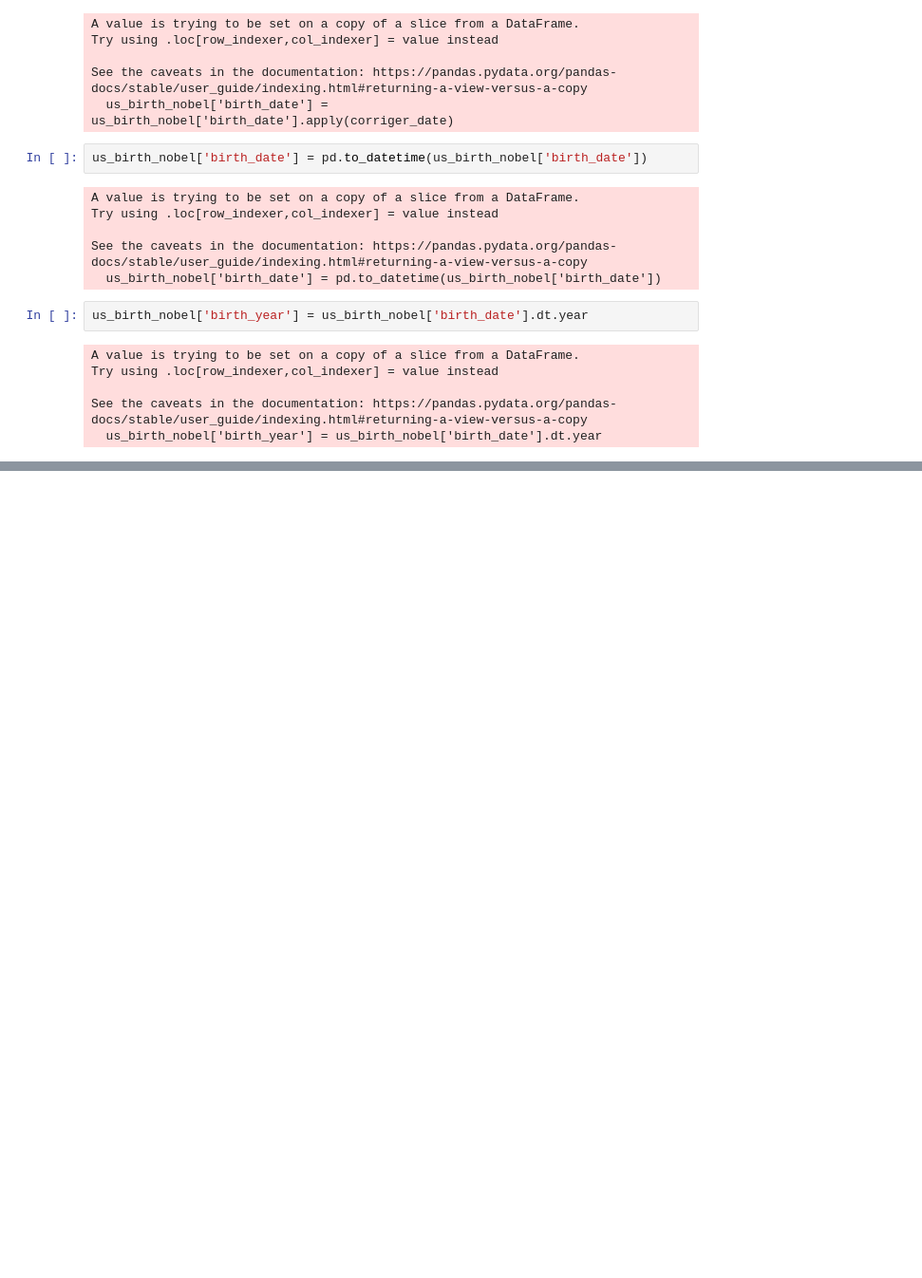
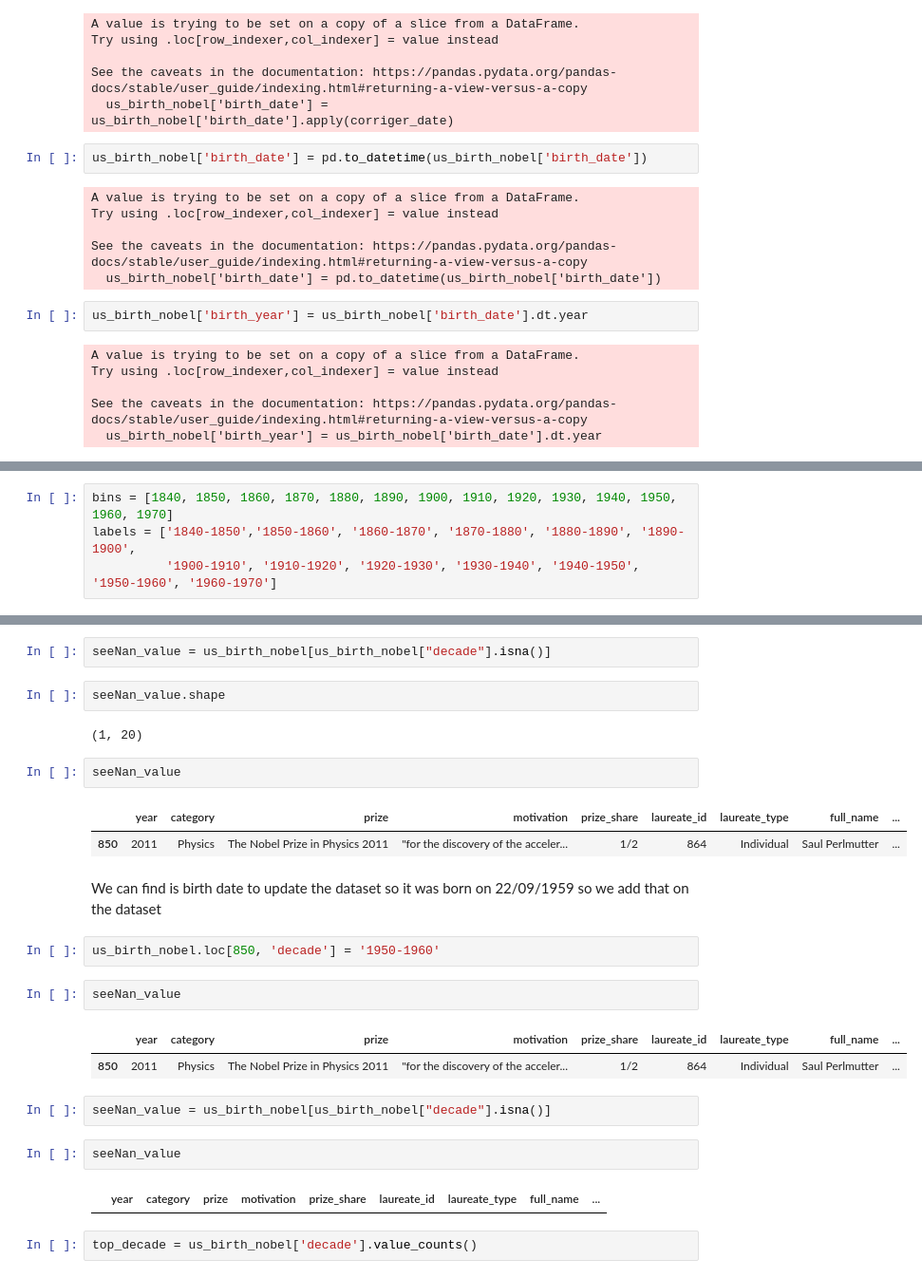
Before and after one commit to Mnr04/Data_Bootcamps_Projects, a Jupyter notebook: Visualizing_Nobel_Prize_Winners.ipynb, the cells around one changed output, grey strips where cells are left out. Shown at 95% size. Drawn from its saved outputs; the diff is of its cells as text; blank space fills up the shorter version.

```diff
--- a/Visualizing_Nobel_Prize_Winners.ipynb
+++ b/Visualizing_Nobel_Prize_Winners.ipynb
@@ -177,0 +190,4 @@ Name: birth_year, Length: 291, dtype: float64
+# %%
+bins = [1840, 1850, 1860, 1870, 1880, 1890, 1900, 1910, 1920, 1930, 1940, 1950, 1960, 1970]
+labels = ['1840-1850','1850-1860', '1860-1870', '1870-1880', '1880-1890', '1890-1900',
+          '1900-1910', '1910-1920', '1920-1930', '1930-1940', '1940-1950', '1950-1960', '1960-1970']
@@ -177,0 +218,28 @@ Name: birth_year, Length: 291, dtype: float64
+# %%
+seeNan_value = us_birth_nobel[us_birth_nobel["decade"].isna()]
+# %%
+seeNan_value.shape
+# %% [output]
+(1, 20)
+# %%
+seeNan_value
+# %% [output]
+|  | year | category | prize | motivation | prize_share | laureate_id | laureate_type | full_name | ... |
+| 850 | 2011 | Physics | The Nobel Prize in Physics 2011 | "for the discovery of the acceler... | 1/2 | 864 | Individual | Saul Perlmutter | ... |
+# %% [markdown]
+We can find is birth date to update the dataset so it was born on 22/09/1959 so we add that on the dataset
+# %%
+us_birth_nobel.loc[850, 'decade'] = '1950-1960'
+# %%
+seeNan_value
+# %% [output]
+|  | year | category | prize | motivation | prize_share | laureate_id | laureate_type | full_name | ... |
+| 850 | 2011 | Physics | The Nobel Prize in Physics 2011 | "for the discovery of the acceler... | 1/2 | 864 | Individual | Saul Perlmutter | ... |
+# %%
+seeNan_value = us_birth_nobel[us_birth_nobel["decade"].isna()]
+# %%
+seeNan_value
+# %% [output]
+|  | year | category | prize | motivation | prize_share | laureate_id | laureate_type | full_name | ... |
+# %%
+top_decade = us_birth_nobel['decade'].value_counts()
```
Also changed, not shown: parts of 15 cells of this notebook.
